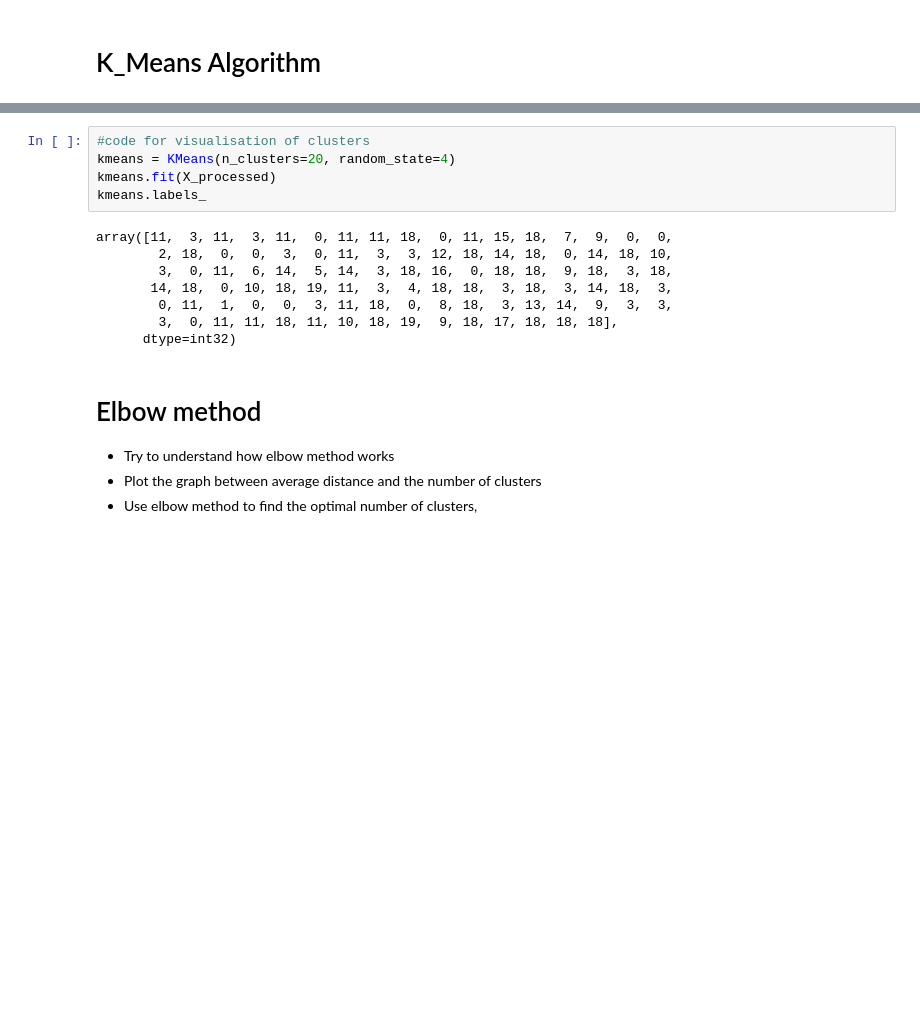
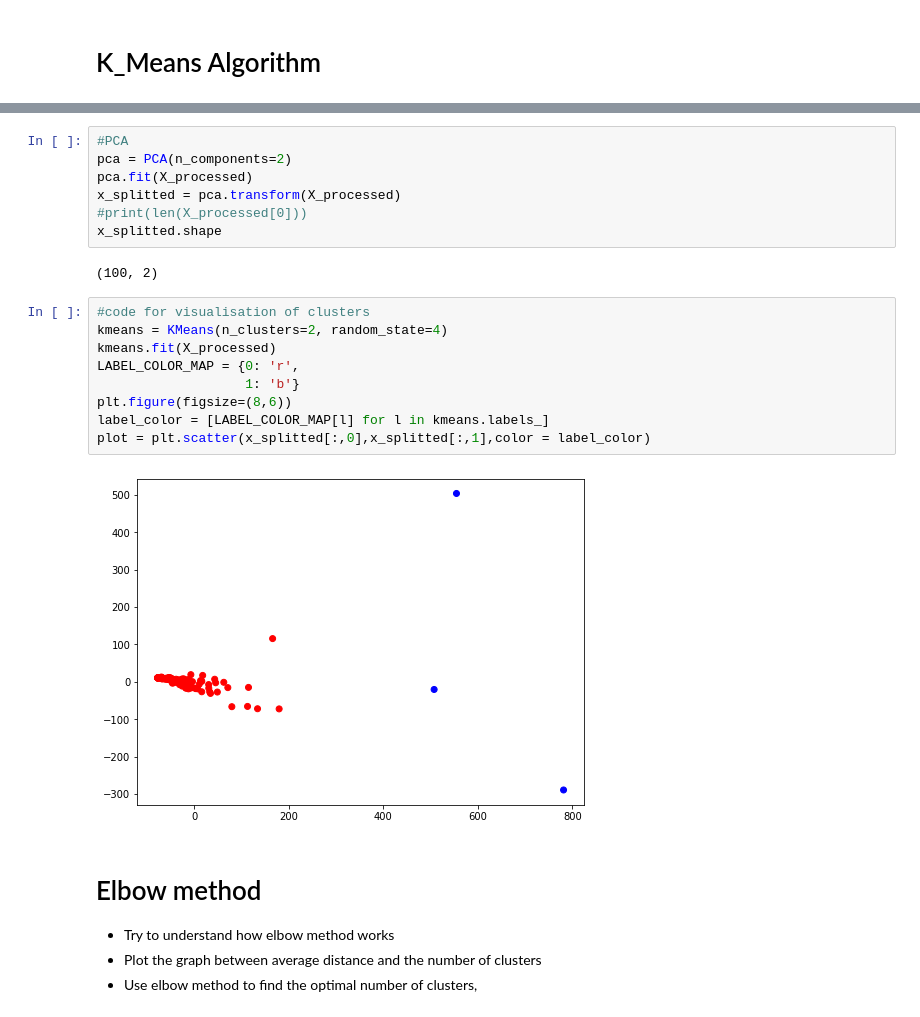
Before and after one commit to AbhinavChowdaryM98/KMeans-And-Regression, a Jupyter notebook: 2019101109_Assignment2_Q1.ipynb, the cells around one changed output, grey strips where cells are left out. Cells and saved outputs as stored; diff of their text form; blank space fills up the shorter version.

```diff
--- a/2019101109_Assignment2_Q1.ipynb
+++ b/2019101109_Assignment2_Q1.ipynb
@@ -168,19 +168,26 @@ plt.ylabel('Kmeans Score')
 # %% [output]
 Text(0, 0.5, 'Kmeans Score')
 [figure]
+# %%
+#PCA
+pca = PCA(n_components=2)
+pca.fit(X_processed)
+x_splitted = pca.transform(X_processed)
+#print(len(X_processed[0]))
+x_splitted.shape
+# %% [output]
+(100, 2)
 # %%
 #code for visualisation of clusters
-kmeans = KMeans(n_clusters=20, random_state=4)
+kmeans = KMeans(n_clusters=2, random_state=4)
 kmeans.fit(X_processed)
-kmeans.labels_
+LABEL_COLOR_MAP = {0: 'r',
+                   1: 'b'}
+plt.figure(figsize=(8,6))
+label_color = [LABEL_COLOR_MAP[l] for l in kmeans.labels_]
+plot = plt.scatter(x_splitted[:,0],x_splitted[:,1],color = label_color)
 # %% [output]
-array([11,  3, 11,  3, 11,  0, 11, 11, 18,  0, 11, 15, 18,  7,  9,  0,  0,
-        2, 18,  0,  0,  3,  0, 11,  3,  3, 12, 18, 14, 18,  0, 14, 18, 10,
-        3,  0, 11,  6, 14,  5, 14,  3, 18, 16,  0, 18, 18,  9, 18,  3, 18,
-       14, 18,  0, 10, 18, 19, 11,  3,  4, 18, 18,  3, 18,  3, 14, 18,  3,
-        0, 11,  1,  0,  0,  3, 11, 18,  0,  8, 18,  3, 13, 14,  9,  3,  3,
-        3,  0, 11, 11, 18, 11, 10, 18, 19,  9, 18, 17, 18, 18, 18],
-      dtype=int32)
+[figure, added]
 # %% [markdown]
 # Elbow method
 
```
Also changed, not shown: parts of 8 cells of this notebook.
